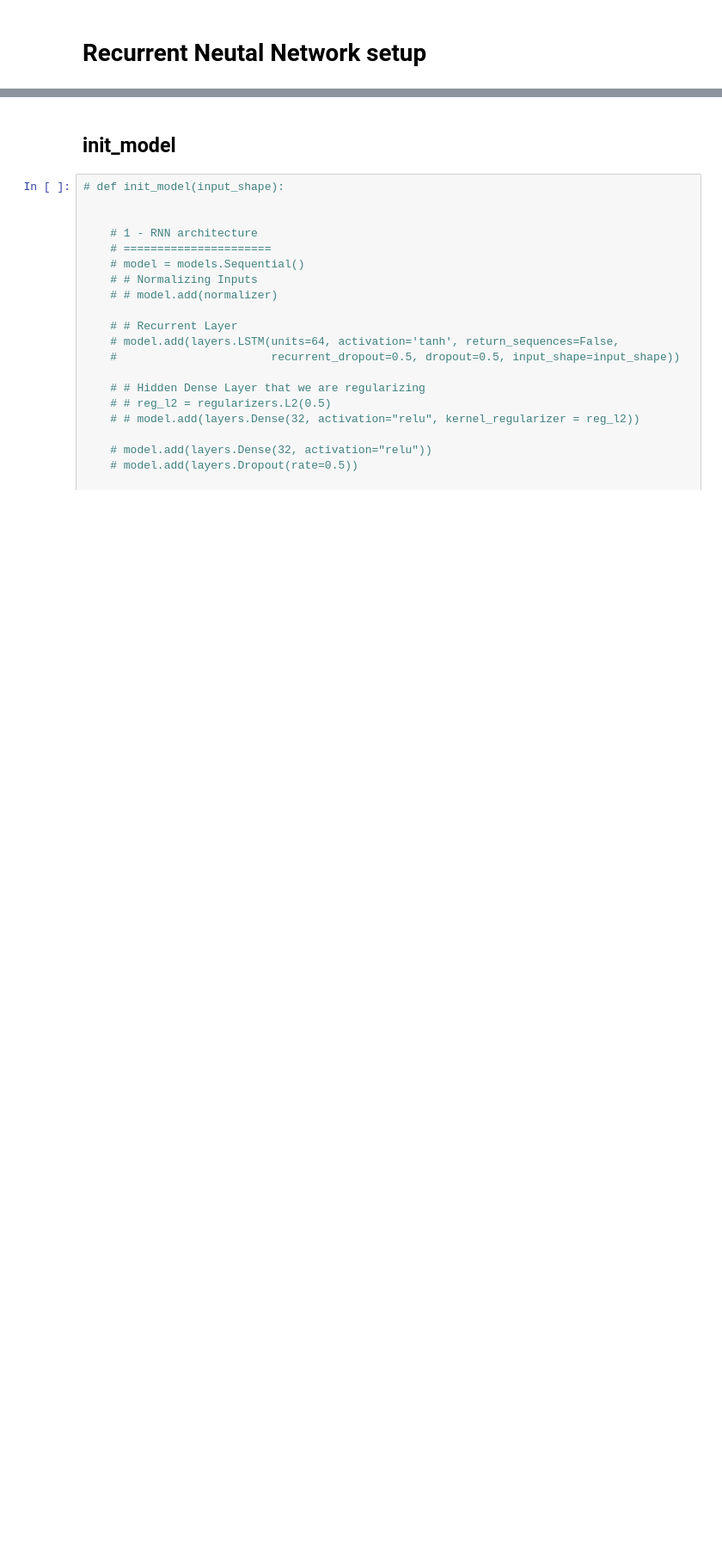
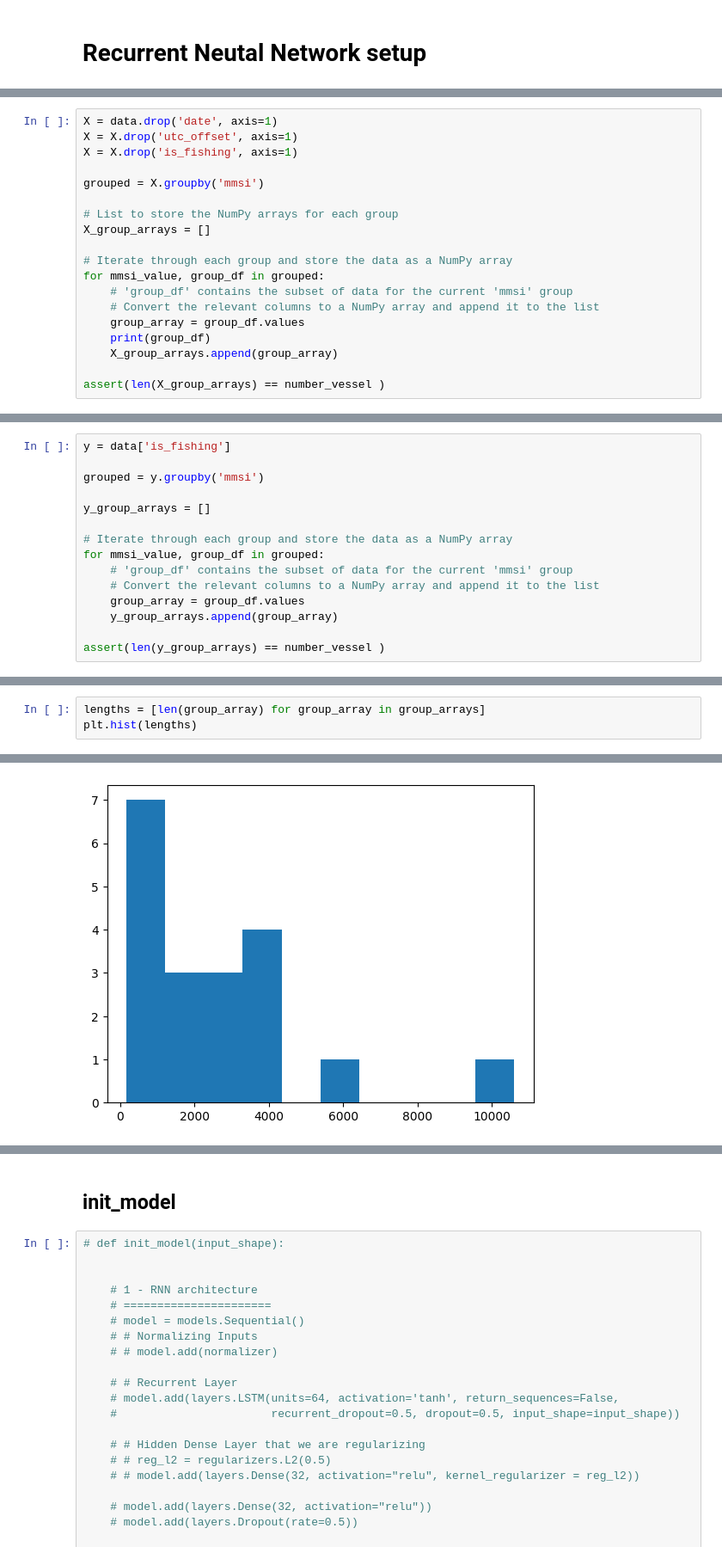
Before and after one commit to DukeDucray/fishing_classification, a Jupyter notebook: notebook/model_tuning.ipynb, the cells around one changed output, grey strips where cells are left out. Shown at 86% size. Saved outputs shown, nothing was run; the diff lists cells and outputs as text; blank space fills up the shorter version.

```diff
--- a/notebook/model_tuning.ipynb
+++ b/notebook/model_tuning.ipynb
@@ -87,0 +124,19 @@ X_train.shape
+# %%
+X = data.drop('date', axis=1)
+X = X.drop('utc_offset', axis=1)
+X = X.drop('is_fishing', axis=1)
+
+grouped = X.groupby('mmsi')
+
+# List to store the NumPy arrays for each group
+X_group_arrays = []
+
+# Iterate through each group and store the data as a NumPy array
+for mmsi_value, group_df in grouped:
+    # 'group_df' contains the subset of data for the current 'mmsi' group
+    # Convert the relevant columns to a NumPy array and append it to the list
+    group_array = group_df.values
+    print(group_df)
+    X_group_arrays.append(group_array)
+
+assert(len(X_group_arrays) == number_vessel )
@@ -87,0 +161,15 @@ X_train.shape
+# %%
+y = data['is_fishing']
+
+grouped = y.groupby('mmsi')
+
+y_group_arrays = []
+
+# Iterate through each group and store the data as a NumPy array
+for mmsi_value, group_df in grouped:
+    # 'group_df' contains the subset of data for the current 'mmsi' group
+    # Convert the relevant columns to a NumPy array and append it to the list
+    group_array = group_df.values
+    y_group_arrays.append(group_array)
+
+assert(len(y_group_arrays) == number_vessel )
@@ -87,0 +180,4 @@ X_train.shape
+# %%
+lengths = [len(group_array) for group_array in group_arrays]
+plt.hist(lengths)
+# %% [output]
@@ -87,0 +188 @@ X_train.shape
+[figure, added]
```
Also changed, not shown: parts of 17 cells of this notebook.
